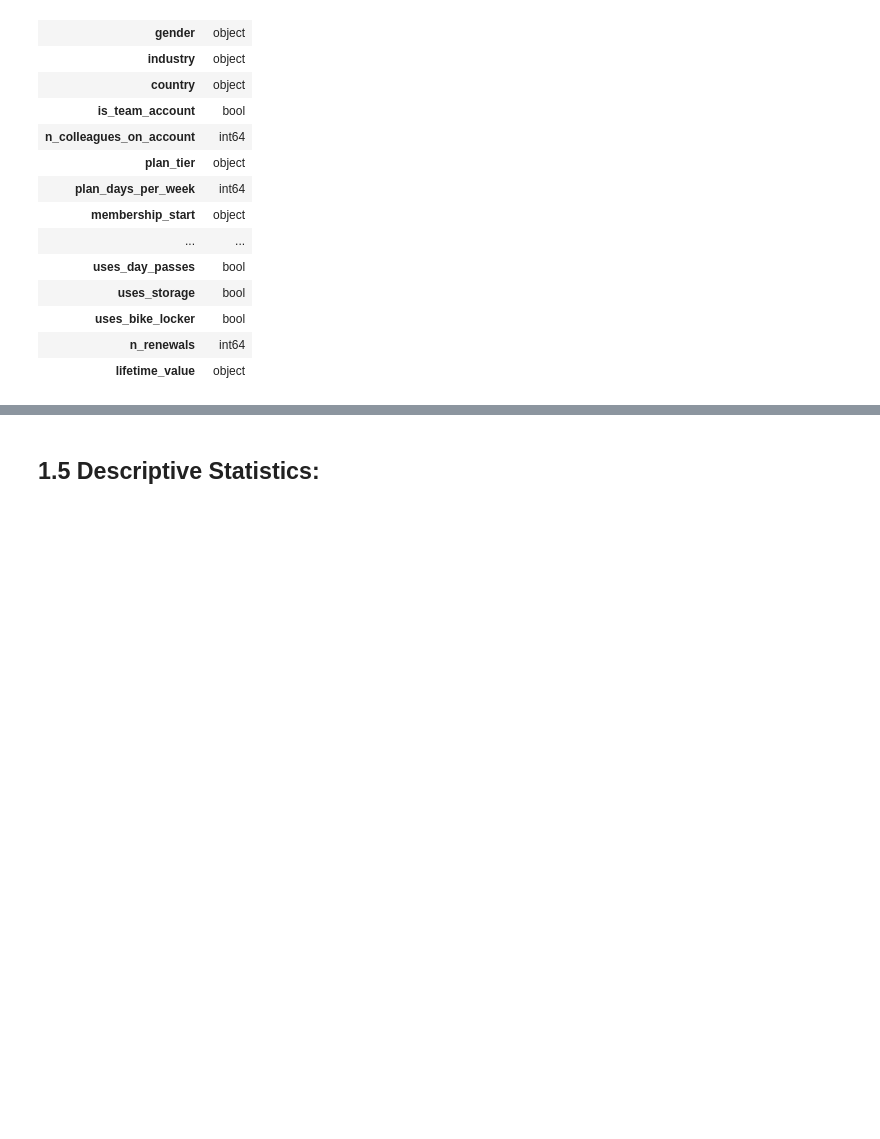
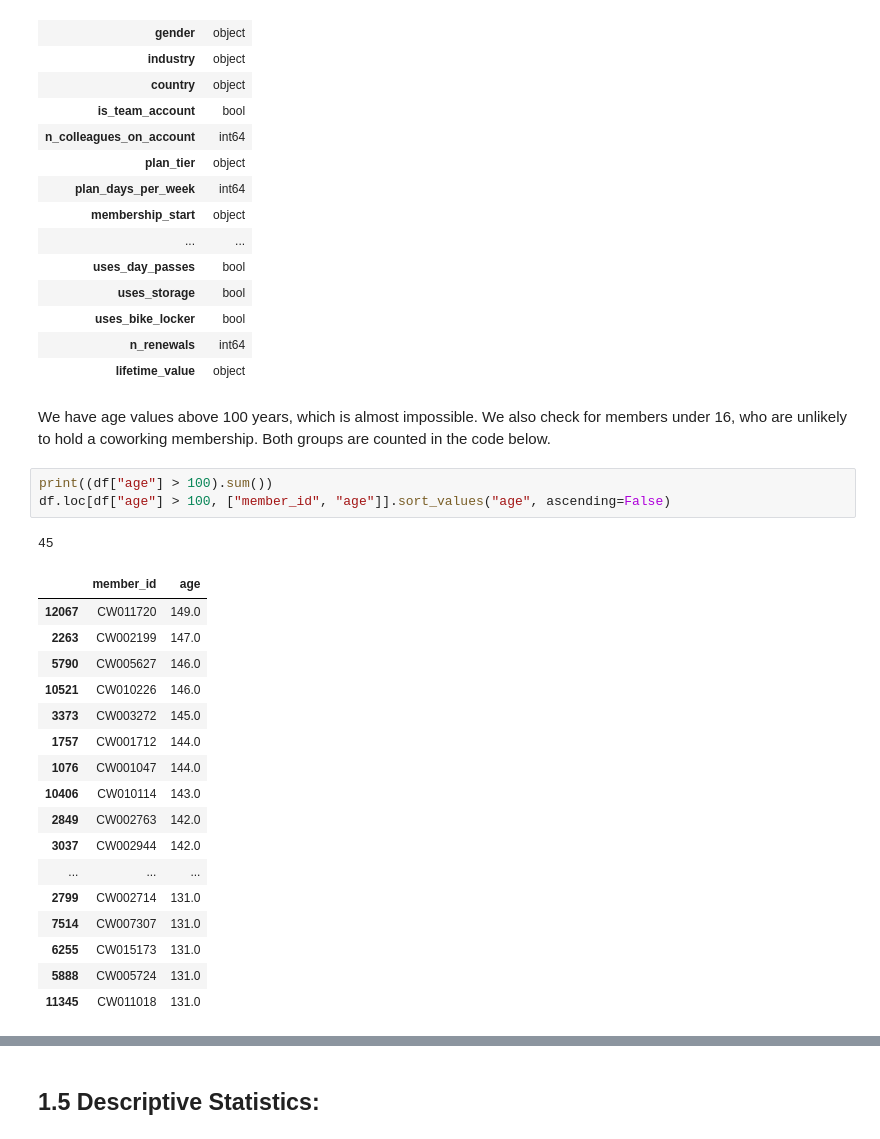
Before and after one commit to Diogosousa03/DM_Grupo18, a Jupyter notebook: notebooks/Group18_EDA_Code.ipynb, the cells around one changed output, grey strips where cells are left out. Cells and saved outputs as stored; diff of their text form; blank space fills up the shorter version.

```diff
--- a/notebooks/Group18_EDA_Code.ipynb
+++ b/notebooks/Group18_EDA_Code.ipynb
@@ -227,3 +241,27 @@ df.dtypes.to_frame("dtype")
 | uses_bike_locker | bool |
 | n_renewals | int64 |
 | lifetime_value | object |
+# %% [markdown]
+We have age values above 100 years, which is almost impossible. We also check for members under 16, who are unlikely to hold a coworking membership. Both groups are counted in the code below.
+# %%
+print((df["age"] > 100).sum())
+df.loc[df["age"] > 100, ["member_id", "age"]].sort_values("age", ascending=False)
+# %% [output]
+45
+|  | member_id | age |
+| 12067 | CW011720 | 149.0 |
+| 2263 | CW002199 | 147.0 |
+| 5790 | CW005627 | 146.0 |
+| 10521 | CW010226 | 146.0 |
+| 3373 | CW003272 | 145.0 |
+| 1757 | CW001712 | 144.0 |
+| 1076 | CW001047 | 144.0 |
+| 10406 | CW010114 | 143.0 |
+| 2849 | CW002763 | 142.0 |
+| 3037 | CW002944 | 142.0 |
+| ... | ... | ... |
+| 2799 | CW002714 | 131.0 |
+| 7514 | CW007307 | 131.0 |
+| 6255 | CW015173 | 131.0 |
+| 5888 | CW005724 | 131.0 |
+| 11345 | CW011018 | 131.0 |
```
Also changed, not shown: parts of 16 cells of this notebook.
